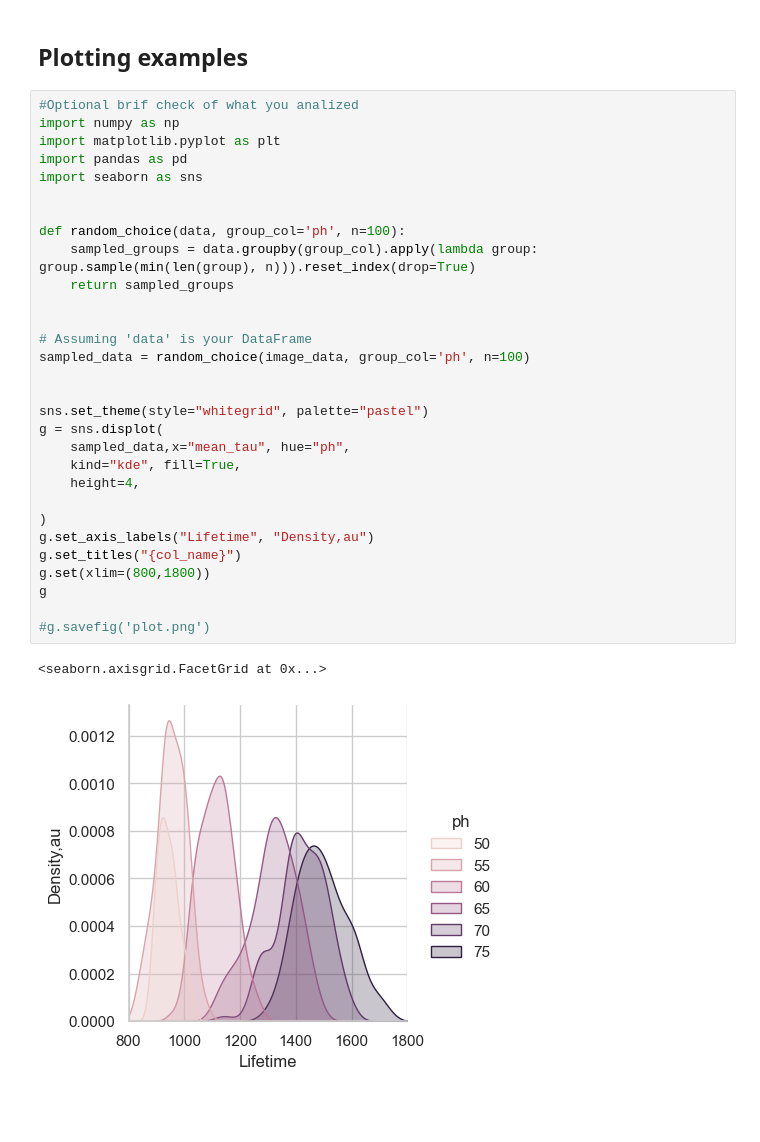
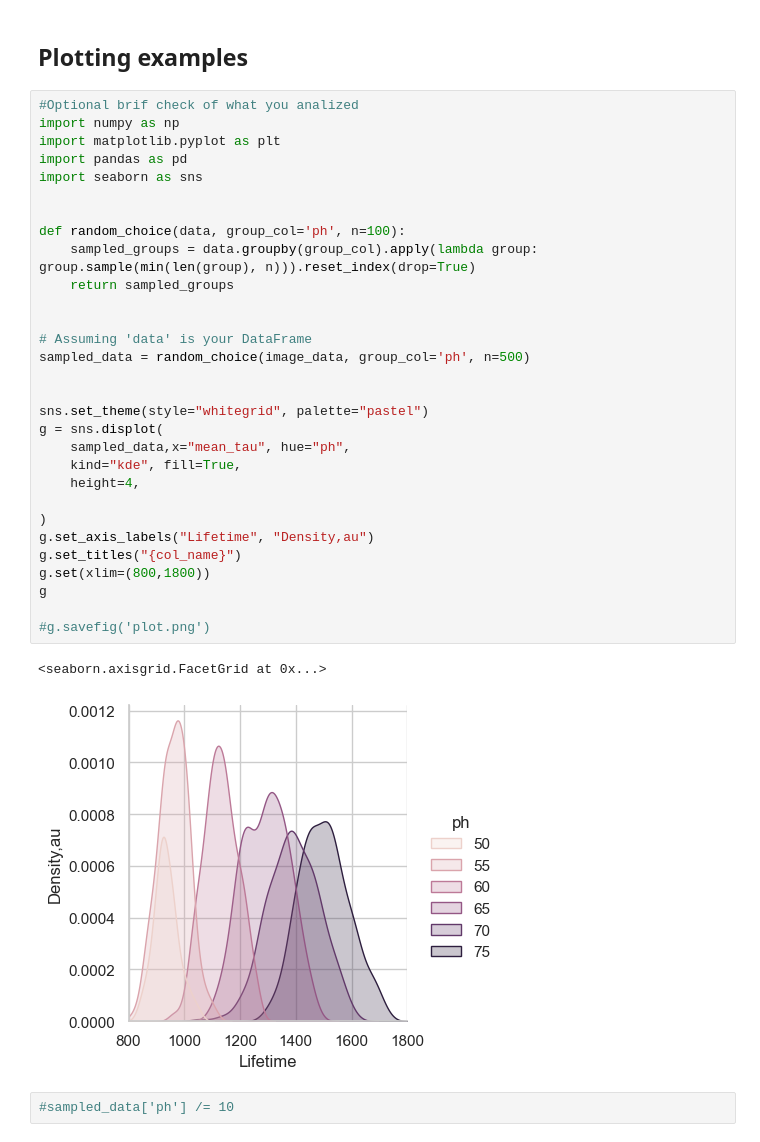
Before and after one commit to olekstop/flim_granules_analysis, a Jupyter notebook: notebooks/pH_calibration.ipynb, the cells around one changed output. Drawn from its saved outputs; the diff is of its cells as text; blank space fills up the shorter version.

```diff
--- a/notebooks/pH_calibration.ipynb
+++ b/notebooks/pH_calibration.ipynb
@@ -211,32 +211,34 @@ image_data
 #Optional brif check of what you analized
 import numpy as np
 import matplotlib.pyplot as plt
 import pandas as pd
 import seaborn as sns
 
 
 def random_choice(data, group_col='ph', n=100):
     sampled_groups = data.groupby(group_col).apply(lambda group: group.sample(min(len(group), n))).reset_index(drop=True)
     return sampled_groups
 
 
 # Assuming 'data' is your DataFrame
-sampled_data = random_choice(image_data, group_col='ph', n=100)
+sampled_data = random_choice(image_data, group_col='ph', n=500)
 
 
 sns.set_theme(style="whitegrid", palette="pastel")
 g = sns.displot(
     sampled_data,x="mean_tau", hue="ph",
     kind="kde", fill=True,
     height=4,
 
 )
 g.set_axis_labels("Lifetime", "Density,au")
 g.set_titles("{col_name}")
 g.set(xlim=(800,1800))
 g
 
 #g.savefig('plot.png')
 # %% [output]
 <seaborn.axisgrid.FacetGrid at 0x...>
-[figure, old version]
+[figure, new version]
+# %%
+#sampled_data['ph'] /= 10
```
Also changed, not shown: parts of 5 cells of this notebook.
